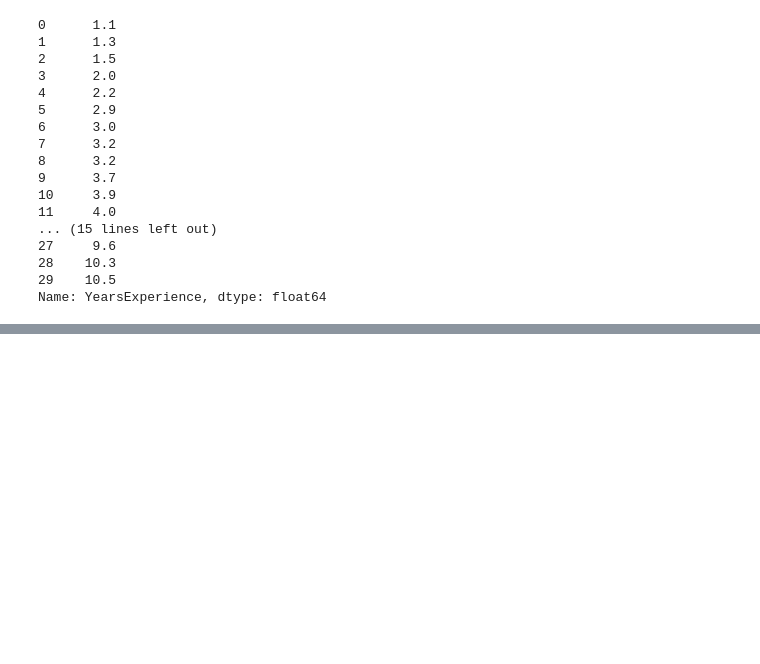
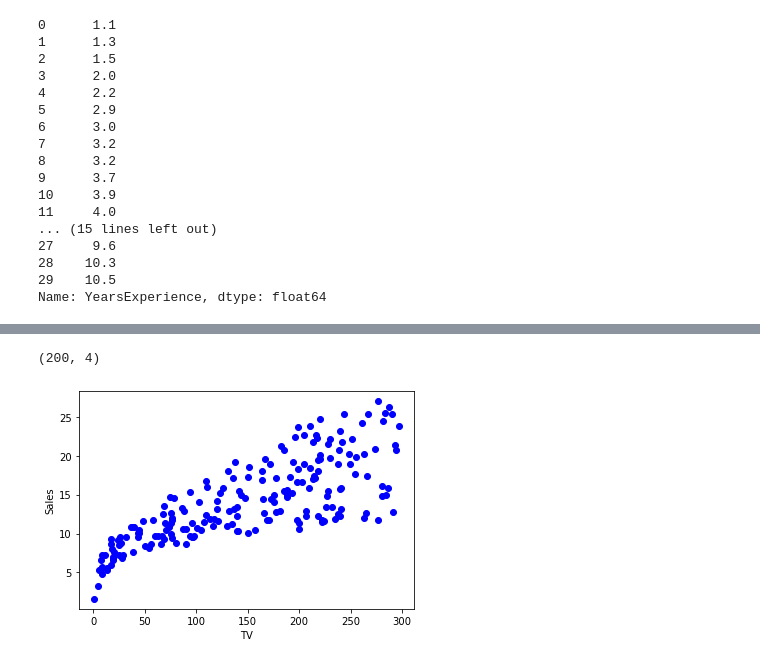
Before and after one commit to AP-Skill-Development-Corporation/Machine-Learning-Online-Training-Public-20-07-2021-to-07-08-2021-, a Jupyter notebook: Day7_LinearRegression/Day7_28-07-2021.ipynb, the cells around one changed output, grey strips where cells are left out. Saved outputs shown, nothing was run; the diff lists cells and outputs as text; code cells hidden in the pictures; blank space fills up the shorter version.

```diff
--- a/Day7_LinearRegression/Day7_28-07-2021.ipynb
+++ b/Day7_LinearRegression/Day7_28-07-2021.ipynb
@@ -216,3 +217,6 @@ x
 28    10.3
 29    10.5
 Name: YearsExperience, dtype: float64
+# %%
+adv = pd.read_csv("https://raw.githubusercontent.com/AP-Skill-Development-Corporation/Machine-Learning-Online-Training-Public-20-07-2021-to-07-08-2021-/main/Day7_LinearRegression/Advertising.csv")
+adv.head()
@@ -218,0 +230,15 @@ Name: YearsExperience, dtype: float64
+# %%
+adv.shape
+# %% [output]
+(200, 4)
+# %%
+X = adv[["TV"]]
+# %%
+y = adv["sales"]
+# %%
+plt.scatter(X,y, c = "b")
+plt.xlabel("TV")
+plt.ylabel("Sales")
+plt.show()
+# %% [output]
+[figure, added]
```
Also changed, not shown: parts of 19 cells of this notebook.
